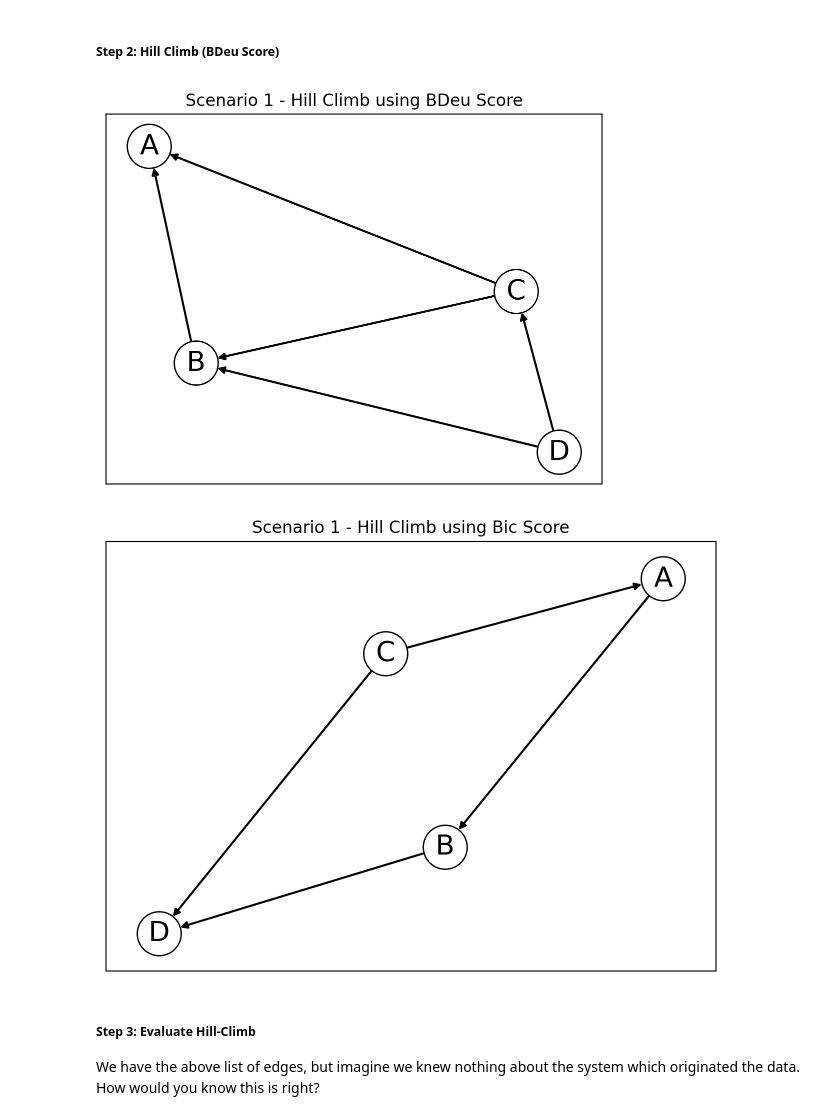
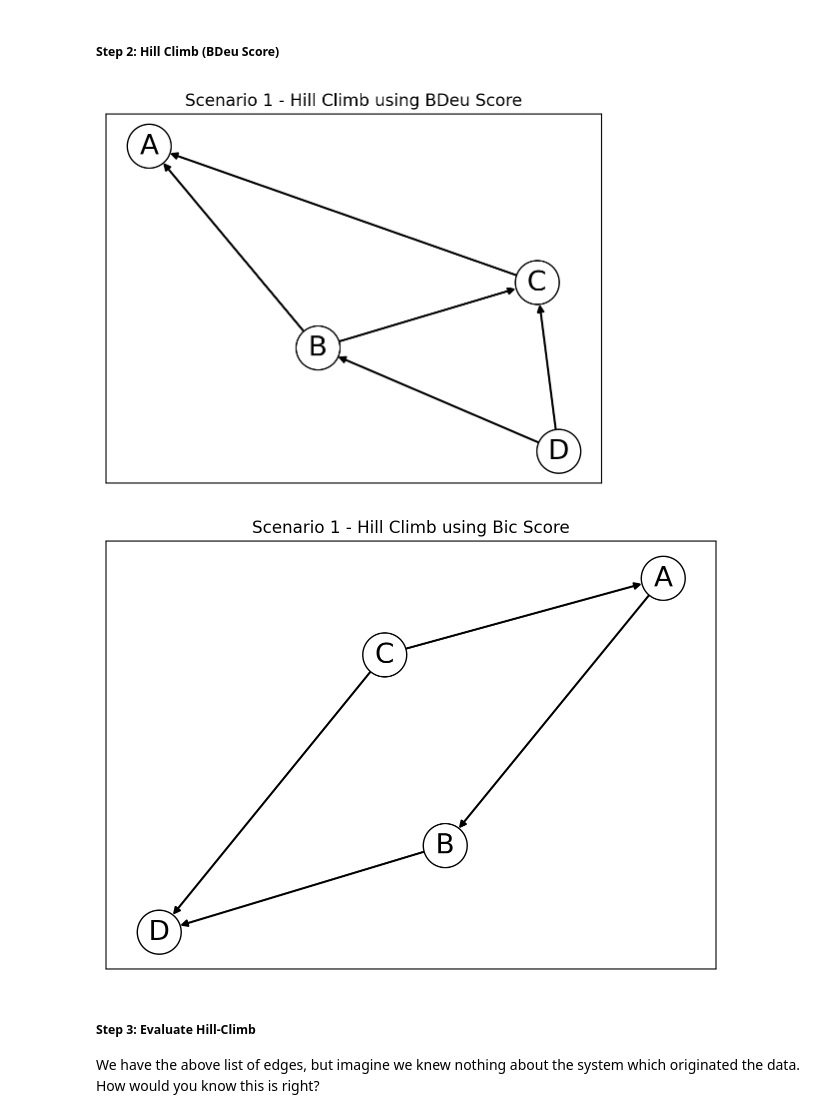
Before and after one commit to vbob/MCMC4BN, a Jupyter notebook: Entropy.ipynb, the cells around one changed output. Cells and saved outputs as stored; diff of their text form; code cells hidden in the pictures.

```diff
--- a/Entropy.ipynb
+++ b/Entropy.ipynb
@@ -255,26 +255,26 @@ df_scenario_1
 # %% [markdown]
 ##### Step 2: Hill Climb (BDeu Score)
 # %%
-scoring_method = BDeuScore(data=df_scenario_1)
+scoring_method = BDeu(data=df_scenario_1)
 est = HillClimbSearch(data=df_scenario_1)
 network = est.estimate(scoring_method=scoring_method, show_progress=False)
 G = nx.DiGraph(network.edges())
 
 pos = nx.spring_layout(G, seed=13)  # positions for all nodes
 options = {
     "font_size": 20,
     "node_size": 1000,
     "node_color": "white",
     "edgecolors": "black",
     "linewidths": 1,
     "width": 1.5,
 }
 nx.draw_networkx(G, pos, **options)
 plt.title("Scenario 1 - Hill Climb using BDeu Score");
 # %% [output]
-[figure, old version]
+[figure, new version]
 # %%
-scoring_method = BicScore(data=df_scenario_1)
+scoring_method = BIC(data=df_scenario_1)
 est = HillClimbSearch(data=df_scenario_1)
 network = est.estimate(scoring_method=scoring_method, show_progress=False)
 G = nx.DiGraph(network.edges())
@@ -292,7 +292,7 @@ nx.draw_networkx(G, pos, **options)
 plt.title("Scenario 1 - Hill Climb using Bic Score");
 plt.tight_layout();
 # %% [output]
-[figure, old version]
+[figure, new version]
 # %% [markdown]
 ##### Step 3: Evaluate Hill-Climb
 
```
Also changed, not shown: parts of 7 cells of this notebook.
